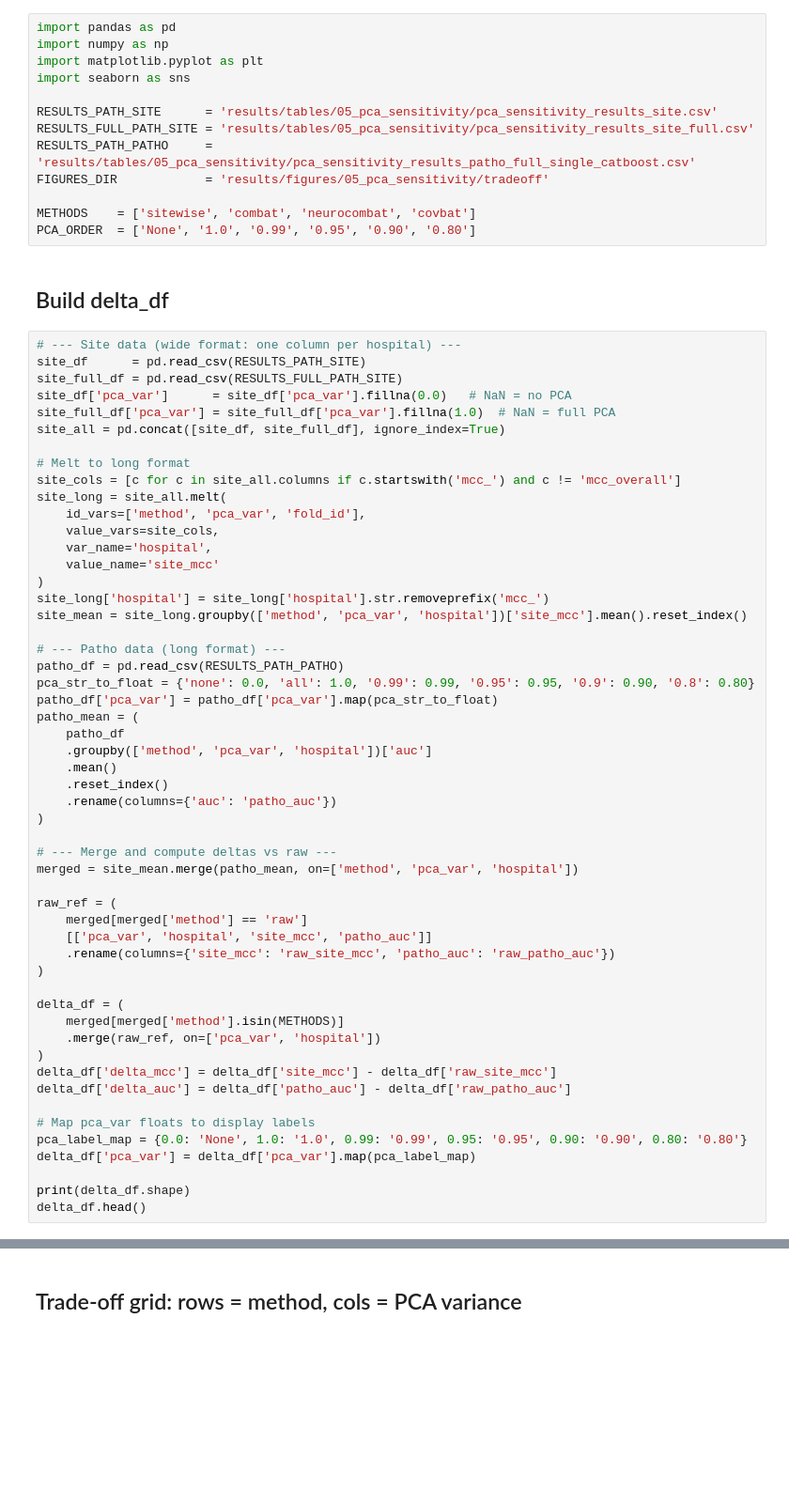
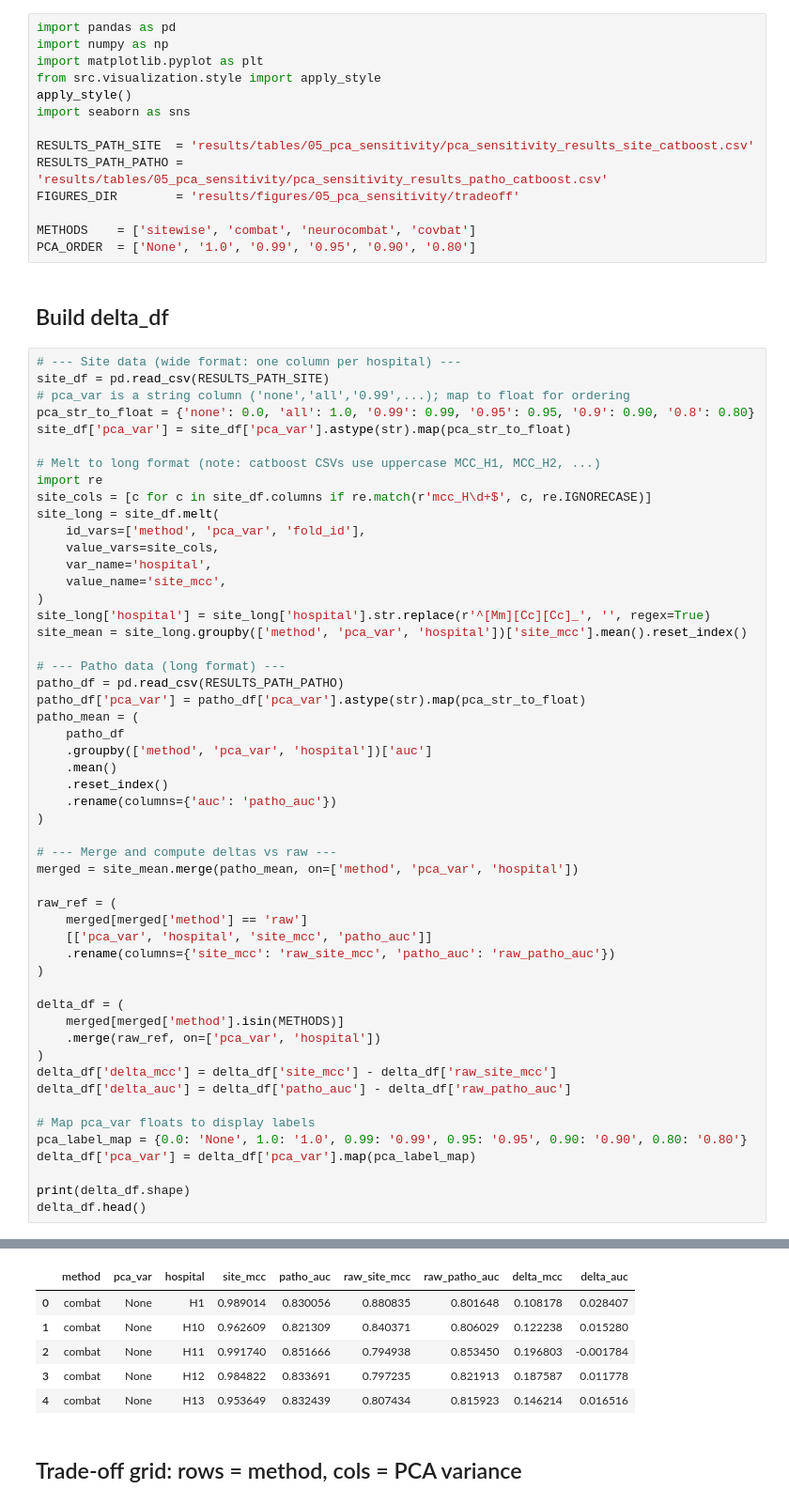
Before and after one commit to chox7/eeg-site-effects, a Jupyter notebook: notebooks/05_pca_sensitivity/03_tradeoff_analysis.ipynb, the cells around one changed output, grey strips where cells are left out. Shown at 94% size. Cells and saved outputs as stored; diff of their text form; blank space fills up the shorter version.

```diff
--- a/notebooks/05_pca_sensitivity/03_tradeoff_analysis.ipynb
+++ b/notebooks/05_pca_sensitivity/03_tradeoff_analysis.ipynb
@@ -23,12 +25,13 @@ print('Working directory:', Path.cwd())
 import pandas as pd
 import numpy as np
 import matplotlib.pyplot as plt
+from src.visualization.style import apply_style
+apply_style()
 import seaborn as sns
 
-RESULTS_PATH_SITE      = 'results/tables/05_pca_sensitivity/pca_sensitivity_results_site.csv'
-RESULTS_FULL_PATH_SITE = 'results/tables/05_pca_sensitivity/pca_sensitivity_results_site_full.csv'
-RESULTS_PATH_PATHO     = 'results/tables/05_pca_sensitivity/pca_sensitivity_results_patho_full_single_catboost.csv'
-FIGURES_DIR            = 'results/figures/05_pca_sensitivity/tradeoff'
+RESULTS_PATH_SITE  = 'results/tables/05_pca_sensitivity/pca_sensitivity_results_site_catboost.csv'
+RESULTS_PATH_PATHO = 'results/tables/05_pca_sensitivity/pca_sensitivity_results_patho_catboost.csv'
+FIGURES_DIR        = 'results/figures/05_pca_sensitivity/tradeoff'
 
 METHODS    = ['sitewise', 'combat', 'neurocombat', 'covbat']
 PCA_ORDER  = ['None', '1.0', '0.99', '0.95', '0.90', '0.80']
@@ -36,27 +39,26 @@ PCA_ORDER  = ['None', '1.0', '0.99', '0.95', '0.90', '0.80']
 ## Build delta_df
 # %%
 # --- Site data (wide format: one column per hospital) ---
-site_df      = pd.read_csv(RESULTS_PATH_SITE)
-site_full_df = pd.read_csv(RESULTS_FULL_PATH_SITE)
-site_df['pca_var']      = site_df['pca_var'].fillna(0.0)   # NaN = no PCA
-site_full_df['pca_var'] = site_full_df['pca_var'].fillna(1.0)  # NaN = full PCA
-site_all = pd.concat([site_df, site_full_df], ignore_index=True)
+site_df = pd.read_csv(RESULTS_PATH_SITE)
+# pca_var is a string column ('none','all','0.99',...); map to float for ordering
+pca_str_to_float = {'none': 0.0, 'all': 1.0, '0.99': 0.99, '0.95': 0.95, '0.9': 0.90, '0.8': 0.80}
+site_df['pca_var'] = site_df['pca_var'].astype(str).map(pca_str_to_float)
 
-# Melt to long format
-site_cols = [c for c in site_all.columns if c.startswith('mcc_') and c != 'mcc_overall']
-site_long = site_all.melt(
+# Melt to long format (note: catboost CSVs use uppercase MCC_H1, MCC_H2, ...)
+import re
+site_cols = [c for c in site_df.columns if re.match(r'mcc_H\d+$', c, re.IGNORECASE)]
+site_long = site_df.melt(
     id_vars=['method', 'pca_var', 'fold_id'],
     value_vars=site_cols,
     var_name='hospital',
-    value_name='site_mcc'
+    value_name='site_mcc',
 )
-site_long['hospital'] = site_long['hospital'].str.removeprefix('mcc_')
+site_long['hospital'] = site_long['hospital'].str.replace(r'^[Mm][Cc][Cc]_', '', regex=True)
 site_mean = site_long.groupby(['method', 'pca_var', 'hospital'])['site_mcc'].mean().reset_index()
 
 # --- Patho data (long format) ---
 patho_df = pd.read_csv(RESULTS_PATH_PATHO)
-pca_str_to_float = {'none': 0.0, 'all': 1.0, '0.99': 0.99, '0.95': 0.95, '0.9': 0.90, '0.8': 0.80}
-patho_df['pca_var'] = patho_df['pca_var'].map(pca_str_to_float)
+patho_df['pca_var'] = patho_df['pca_var'].astype(str).map(pca_str_to_float)
 patho_mean = (
     patho_df
     .groupby(['method', 'pca_var', 'hospital'])['auc']
@@ -87,3 +89,4 @@ delta_df['pca_var'] = delta_df['pca_var'].map(pca_label_map)
 
 print(delta_df.shape)
 delta_df.head()
+# %% [output]
@@ -90,3 +94,9 @@ delta_df.head()
+|  | method | pca_var | hospital | site_mcc | patho_auc | raw_site_mcc | raw_patho_auc | delta_mcc | delta_auc |
+| 0 | combat | None | H1 | 0.989014 | 0.830056 | 0.880835 | 0.801648 | 0.108178 | 0.028407 |
+| 1 | combat | None | H10 | 0.962609 | 0.821309 | 0.840371 | 0.806029 | 0.122238 | 0.015280 |
+| 2 | combat | None | H11 | 0.991740 | 0.851666 | 0.794938 | 0.853450 | 0.196803 | -0.001784 |
+| 3 | combat | None | H12 | 0.984822 | 0.833691 | 0.797235 | 0.821913 | 0.187587 | 0.011778 |
+| 4 | combat | None | H13 | 0.953649 | 0.832439 | 0.807434 | 0.815923 | 0.146214 | 0.016516 |
 # %% [markdown]
 ## Trade-off grid: rows = method, cols = PCA variance
 # %%
```
Also changed, not shown: parts of 3 cells of this notebook, 40 other files.
